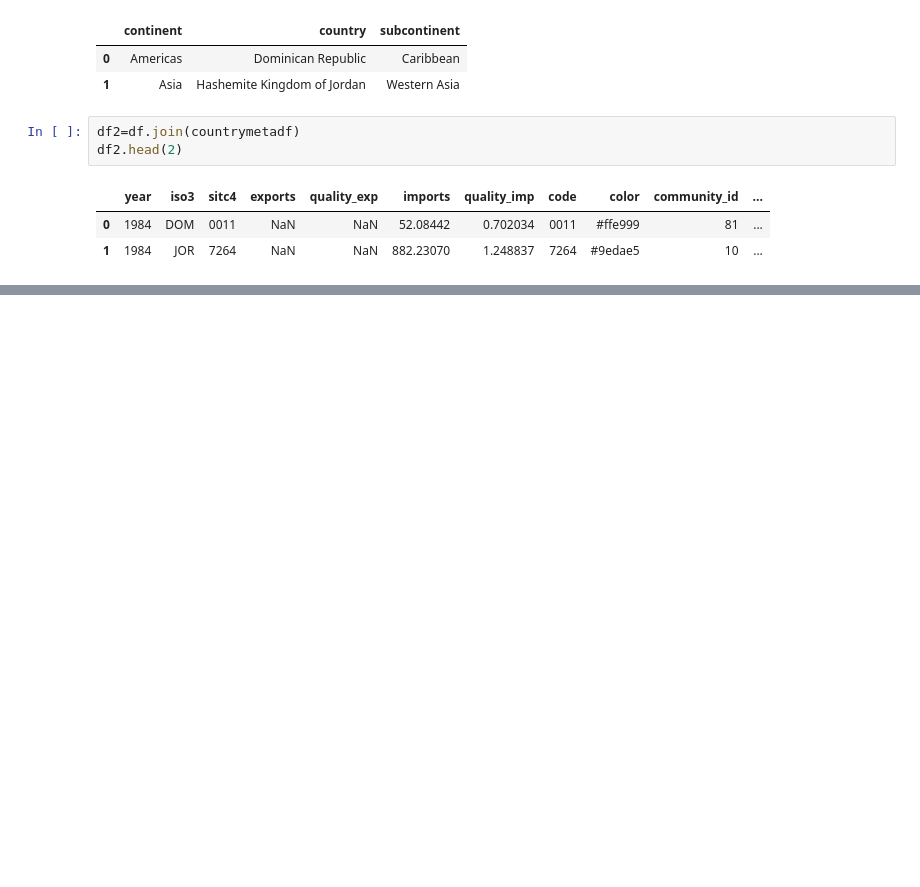
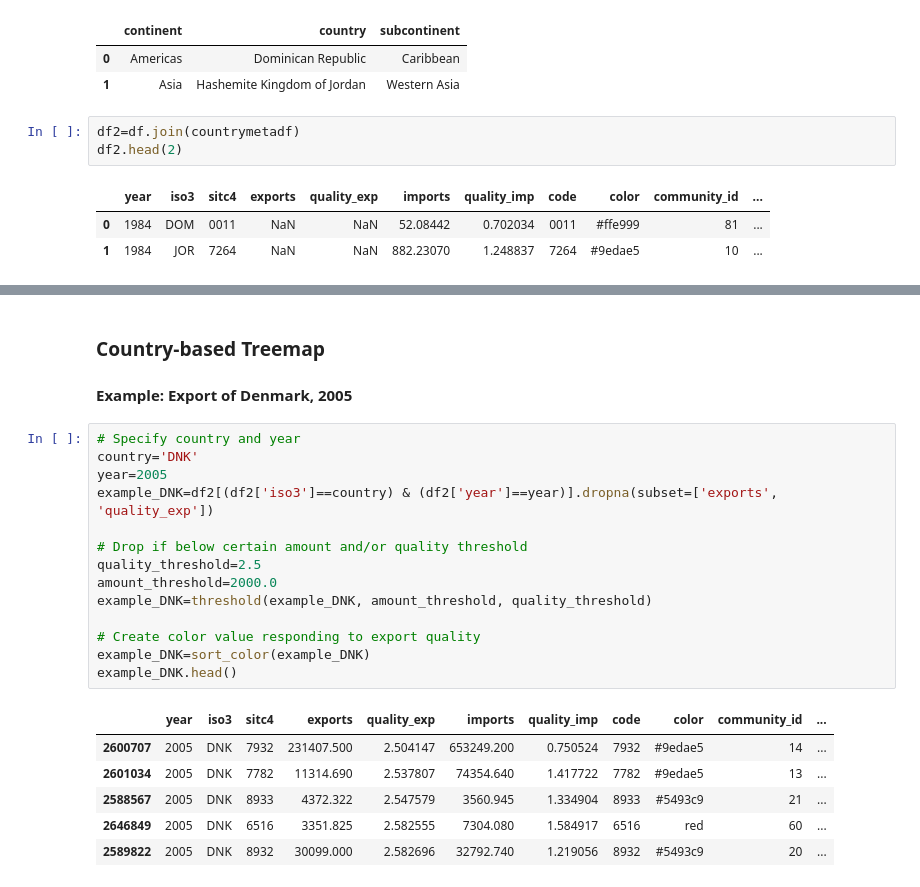
Before and after one commit to cid-harvard/visualization-notebook-templates, a Jupyter notebook: VisTK-Treemap-with-countrymeta-data.ipynb, the cells around one changed output, grey strips where cells are left out. Saved outputs shown, nothing was run; the diff lists cells and outputs as text; blank space fills up the shorter version.

```diff
--- a/VisTK-Treemap-with-countrymeta-data.ipynb
+++ b/VisTK-Treemap-with-countrymeta-data.ipynb
@@ -133,0 +239,24 @@ df2.head(2)
+# %% [markdown]
+### Country-based Treemap
+#### Example: Export of Denmark, 2005
+# %%
+# Specify country and year
+country='DNK'
+year=2005
+example_DNK=df2[(df2['iso3']==country) & (df2['year']==year)].dropna(subset=['exports', 'quality_exp'])
+
+# Drop if below certain amount and/or quality threshold
+quality_threshold=2.5
+amount_threshold=2000.0
+example_DNK=threshold(example_DNK, amount_threshold, quality_threshold)
+
+# Create color value responding to export quality
+example_DNK=sort_color(example_DNK)
+example_DNK.head()
+# %% [output]
+|  | year | iso3 | sitc4 | exports | quality_exp | imports | quality_imp | code | color | community_id | ... |
+| 2600707 | 2005 | DNK | 7932 | 231407.500 | 2.504147 | 653249.200 | 0.750524 | 7932 | #9edae5 | 14 | ... |
+| 2601034 | 2005 | DNK | 7782 | 11314.690 | 2.537807 | 74354.640 | 1.417722 | 7782 | #9edae5 | 13 | ... |
+| 2588567 | 2005 | DNK | 8933 | 4372.322 | 2.547579 | 3560.945 | 1.334904 | 8933 | #5493c9 | 21 | ... |
+| 2646849 | 2005 | DNK | 6516 | 3351.825 | 2.582555 | 7304.080 | 1.584917 | 6516 | red | 60 | ... |
+| 2589822 | 2005 | DNK | 8932 | 30099.000 | 2.582696 | 32792.740 | 1.219056 | 8932 | #5493c9 | 20 | ... |
```
Also changed, not shown: parts of 29 cells of this notebook, 3 other files.
